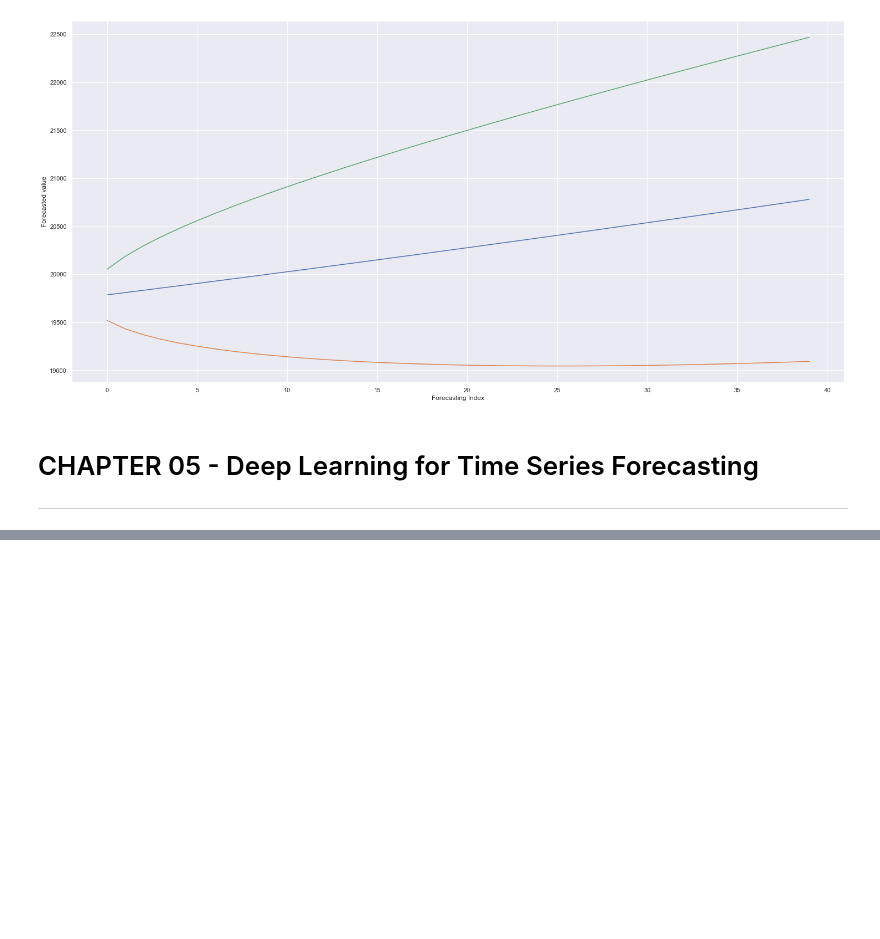
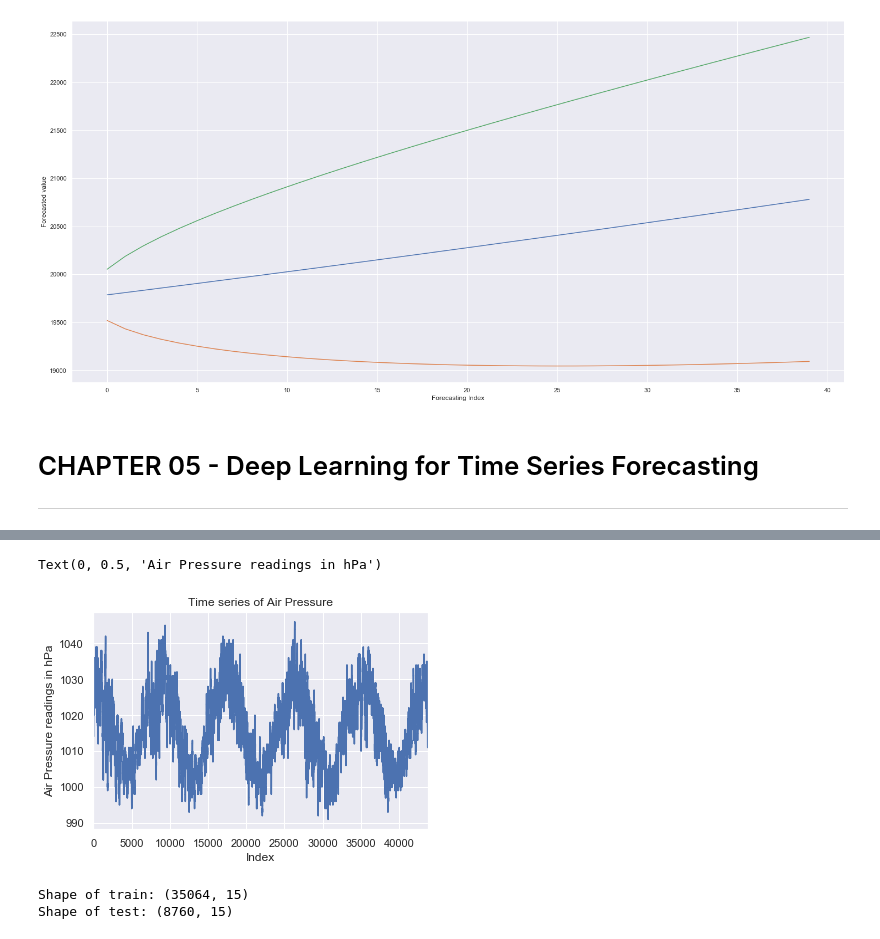
Before and after one commit to Meigarom/TimeSeries-Academy, a Jupyter notebook: book-practical-timeSeries-analysis/book_codes.ipynb, the cells around one changed output, grey strips where cells are left out. Cells and saved outputs as stored; diff of their text form; code cells hidden in the pictures; blank space fills up the shorter version.

```diff
--- a/book-practical-timeSeries-analysis/book_codes.ipynb
+++ b/book-practical-timeSeries-analysis/book_codes.ipynb
@@ -603,0 +625,8 @@ Text(0, 0.5, 'Forecasted value')
+# %%
+g = sns.tsplot( df['PRES'] )
+g.set_title( 'Time series of Air Pressure' )
+g.set_xlabel( 'Index' )
+g.set_ylabel( 'Air Pressure readings in hPa' )
+# %% [output]
+Text(0, 0.5, 'Air Pressure readings in hPa')
+[figure, added]
@@ -603,0 +638,11 @@ Text(0, 0.5, 'Forecasted value')
+# %%
+# Split training and test dataset
+split_date = datetime.datetime( year=2014, month=1, day=1, hour=0 )
+df_train = df.loc[df['datetime'] < split_date ]
+df_val = df.loc[df['datetime'] >= split_date ]
+
+print( 'Shape of train:', df_train.shape )
+print( 'Shape of test:', df_val.shape )
+# %% [output]
+Shape of train: (35064, 15)
+Shape of test: (8760, 15)
```
Also changed, not shown: parts of 11 cells of this notebook.
